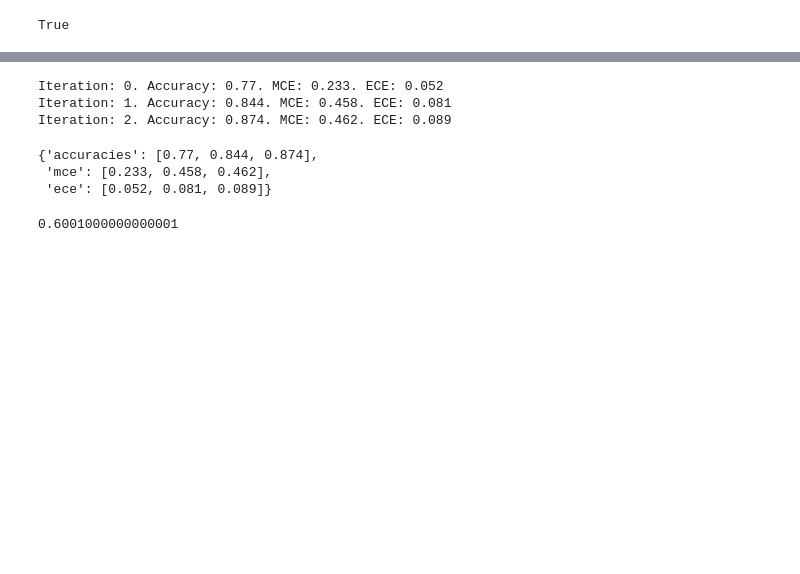
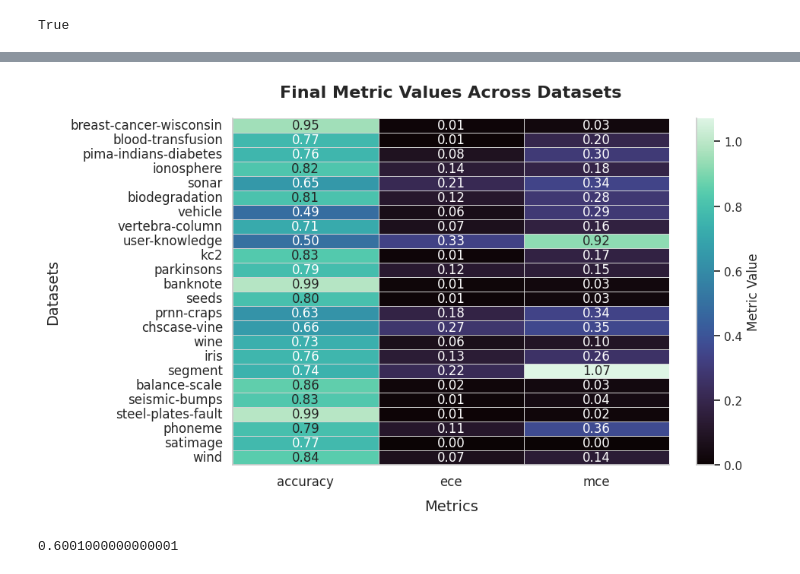
Before and after one commit to ploehnnico/multi_annotator_al, a Jupyter notebook: single-annotator.ipynb, the cells around one changed output, grey strips where cells are left out. Cells and saved outputs as stored; diff of their text form; code cells hidden in the pictures; blank space fills up the shorter version.

```diff
--- a/single-annotator.ipynb
+++ b/single-annotator.ipynb
@@ -257,13 +271,36 @@ biodegradation
-# %%
-res = run_experiment(classifier=GaussianNB, nbudget=5, query_strategy=margin_qs, data_set_name='ecoli', seed=0, verbose=True)
-res
-# %% [output]
-Iteration: 0. Accuracy: 0.77. MCE: 0.233. ECE: 0.052
-Iteration: 1. Accuracy: 0.844. MCE: 0.458. ECE: 0.081
-Iteration: 2. Accuracy: 0.874. MCE: 0.462. ECE: 0.089
-{'accuracies': [0.77, 0.844, 0.874],
- 'mce': [0.233, 0.458, 0.462],
- 'ece': [0.052, 0.081, 0.089]}
+# %%
+data_set_names = [x for x in data_set_names if x not in skip]
+data = pd.DataFrame(overall_results, index=data_set_names)
+
+# Set a modern Seaborn theme
+sns.set_theme(style="whitegrid")  # Options: "darkgrid", "white", "ticks"
+
+# Plot the heatmap with a modern design
+plt.figure(figsize=(10, 6))
+heatmap = sns.heatmap(
+    data,
+    annot=True,           # Show values in cells
+    fmt=".2f",            # Format values to 2 decimals
+    cmap="mako",          # Modern colormap
+    cbar_kws={'label': "Metric Value"},  # Label for colorbar
+    linewidths=0.5,       # Add thin lines between cells
+    linecolor="lightgray" # Line color for borders
+)
+
+# Add clean and readable titles and labels
+heatmap.set_title("Final Metric Values Across Datasets", fontsize=16, fontweight='bold', pad=20)
+heatmap.set_xlabel("Metrics", fontsize=14, labelpad=10)
+heatmap.set_ylabel("Datasets", fontsize=14, labelpad=10)
+heatmap.tick_params(axis='both', labelsize=12)  # Adjust tick size
+
+# Remove the top and right spines for a cleaner look
+sns.despine()
+
+# Show the heatmap
+plt.tight_layout()
+plt.show()
+# %% [output]
+[figure, added]
 # %%
 s = 0
 for l in [x['accuracies'] for x in results]:
```
Also changed, not shown: parts of 6 cells of this notebook, 7 other files.
